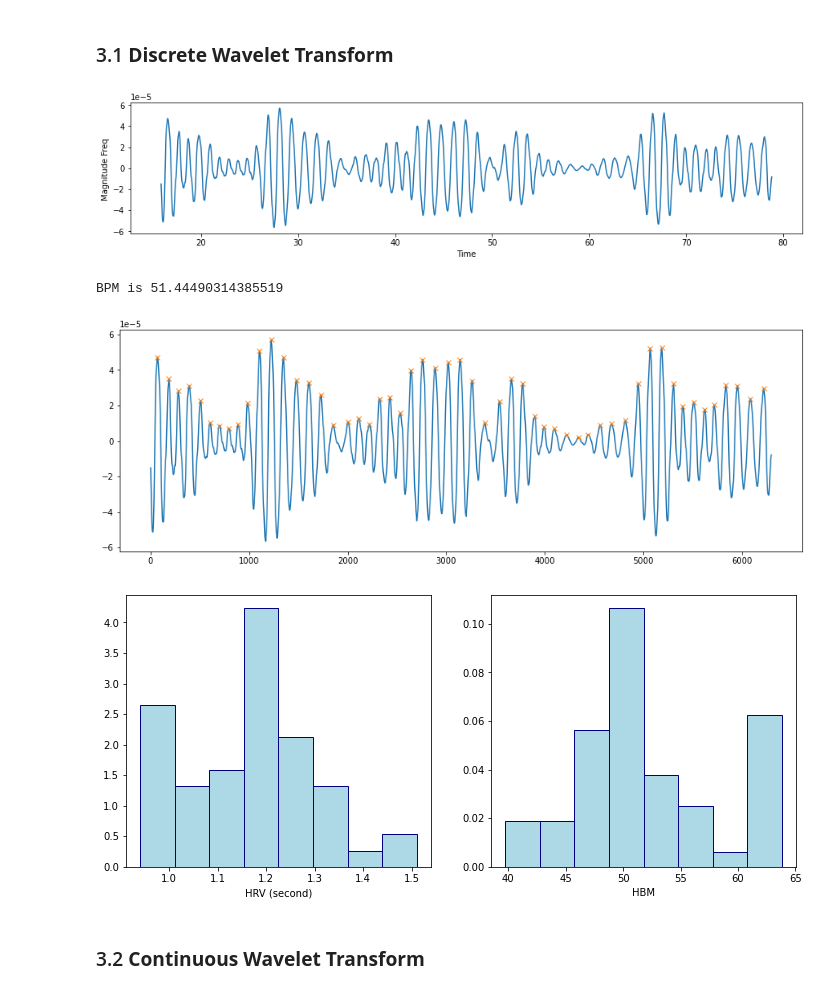
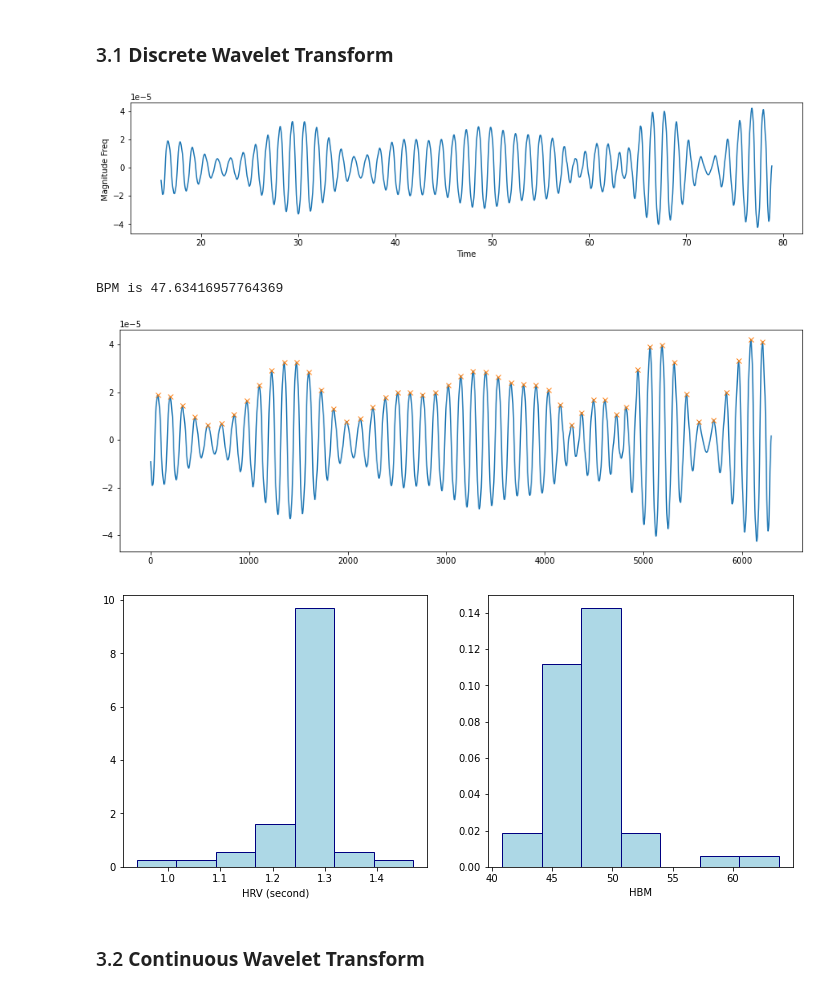
Before and after one commit to ericabrisigotti/heart_rate_estimation_LCP-A, a Jupyter notebook: Stave_supine_static.ipynb, the cells around one changed output. Drawn from its saved outputs; the diff is of its cells as text; code cells hidden in the pictures.

```diff
--- a/Stave_supine_static.ipynb
+++ b/Stave_supine_static.ipynb
@@ -424,7 +424,7 @@ plt.show()
 # %%
 def filtered_power( vect_fft , vect_all_freq , down_freq_lim , up_freq_lim ):
     vect_filtered_fft = vect_fft.copy()
-    vect_filtered_fft[ np.abs(vect_all_freq) >= 60/60 ] = 0
+    vect_filtered_fft[ np.abs(vect_all_freq) >= 50/60 ] = 0
     vect_filtered_fft[ np.abs(vect_all_freq) <= 40/60 ] = 0
     vect_filtered = ( fftpack.ifft( vect_filtered_fft ) ).real
     return vect_filtered
@@ -468,10 +481,10 @@ def dwt(time, vect, level):
 # function dwt(signal, level)
 dwt_sig = dwt( time, norm_filtered , 5)
 # %% [output]
-[figure, old version]
+[figure, new version]
 # %%
 def peaks(time, vect):
-    peaks, _ = signal.find_peaks(vect, width = 35)
+    peaks, _ = signal.find_peaks(vect, width = 30)
 #     count BPM
     num_peak = len(peaks)
     time  = time.max() - time.min()
@@ -485,10 +498,10 @@ def peaks(time, vect):
     plt.show()
     return (peaks)
 # %%
-peak = peaks( to_analyze['Time'], dwt_sig)
+peak = peaks( time, dwt_sig)
 # %% [output]
-BPM is 51.44490314385519
+BPM is 47.63416957764369
-[figure, old version]
+[figure, new version]
 # %%
 # histogram functions
 def histograms(time, peak):
@@ -508,7 +521,7 @@ def histograms(time, peak):
 # %%
 hrv, value_hrv, bins_hrv, value_heart, bins_heart = histograms(to_analyze['Time'], peak)
 # %% [output]
-[figure, old version]
+[figure, new version]
 # %%
 # #I want to try to fit with Gaussian, Cauchy, Double exponenetial
 
```
Also changed, not shown: parts of 7 cells of this notebook, 4 other files.
